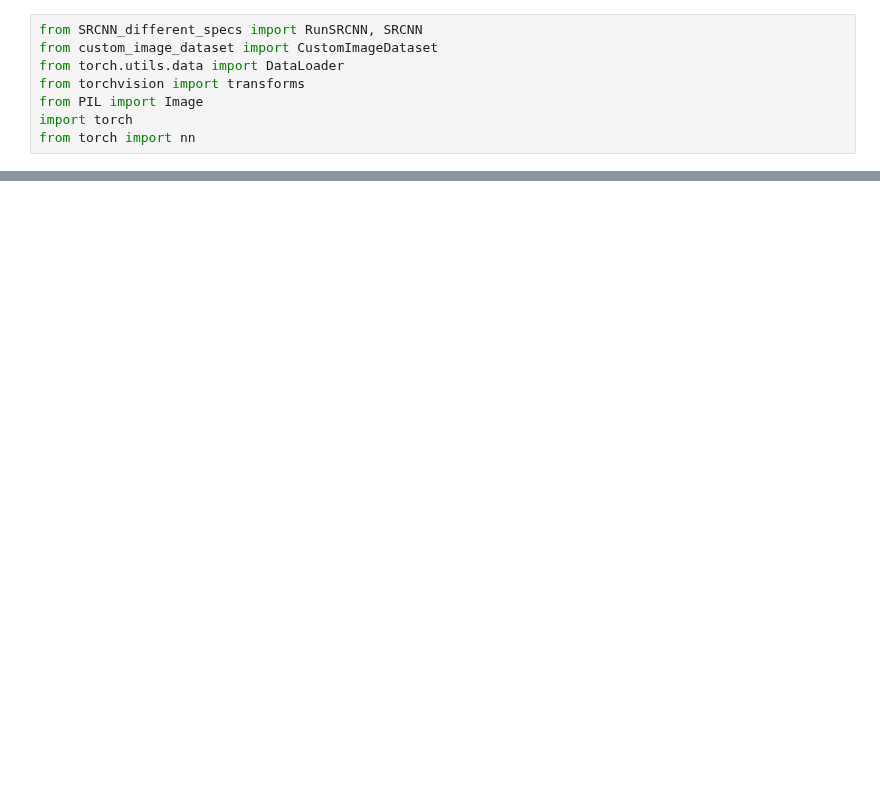
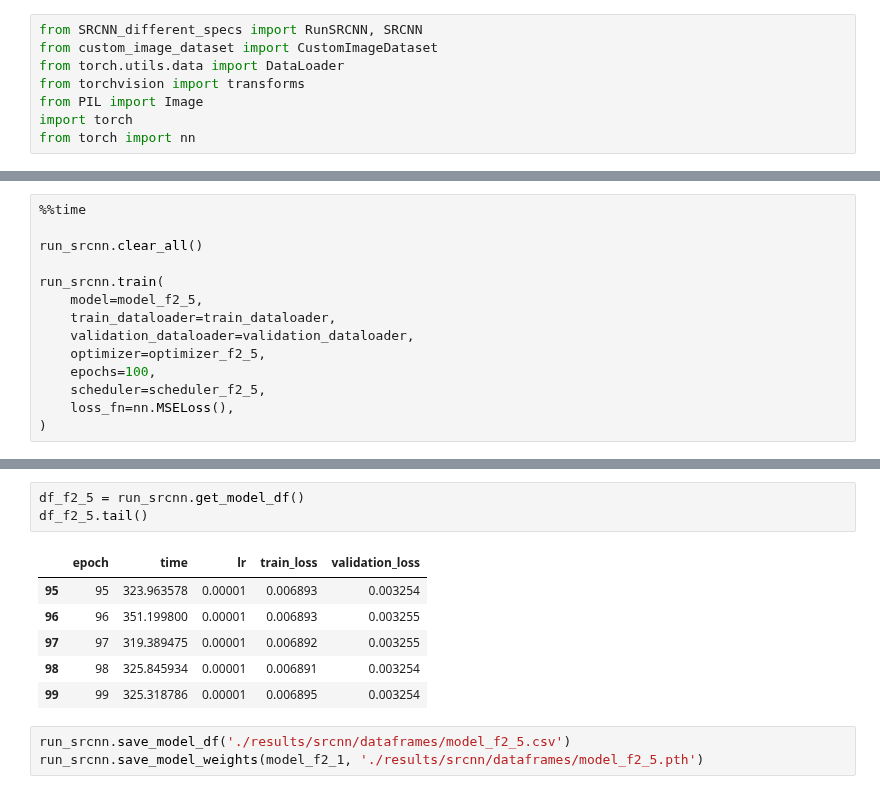
Before and after one commit to velozo27/TCC-Pedro-Velozo-ENG1132, a Jupyter notebook: SRCNN_different_specs.ipynb, the cells around one changed output, grey strips where cells are left out. Drawn from its saved outputs; the diff is of its cells as text; blank space fills up the shorter version.

```diff
--- a/SRCNN_different_specs.ipynb
+++ b/SRCNN_different_specs.ipynb
@@ -86,0 +168,14 @@ RuntimeError: NNPACK SpatialConvolution_updateOutput failed
+# %%
+%%time
+
+run_srcnn.clear_all()
+
+run_srcnn.train(
+    model=model_f2_5,
+    train_dataloader=train_dataloader,
+    validation_dataloader=validation_dataloader,
+    optimizer=optimizer_f2_5,
+    epochs=100,
+    scheduler=scheduler_f2_5,
+    loss_fn=nn.MSELoss(),
+)
@@ -86,0 +256,13 @@ RuntimeError: NNPACK SpatialConvolution_updateOutput failed
+# %%
+df_f2_5 = run_srcnn.get_model_df()
+df_f2_5.tail()
+# %% [output]
+|  | epoch | time | lr | train_loss | validation_loss |
+| 95 | 95 | 323.963578 | 0.00001 | 0.006893 | 0.003254 |
+| 96 | 96 | 351.199800 | 0.00001 | 0.006893 | 0.003255 |
+| 97 | 97 | 319.389475 | 0.00001 | 0.006892 | 0.003255 |
+| 98 | 98 | 325.845934 | 0.00001 | 0.006891 | 0.003254 |
+| 99 | 99 | 325.318786 | 0.00001 | 0.006895 | 0.003254 |
+# %%
+run_srcnn.save_model_df('./results/srcnn/dataframes/model_f2_5.csv')
+run_srcnn.save_model_weights(model_f2_1, './results/srcnn/dataframes/model_f2_5.pth')
```
Also changed, not shown: parts of 10 cells of this notebook.
